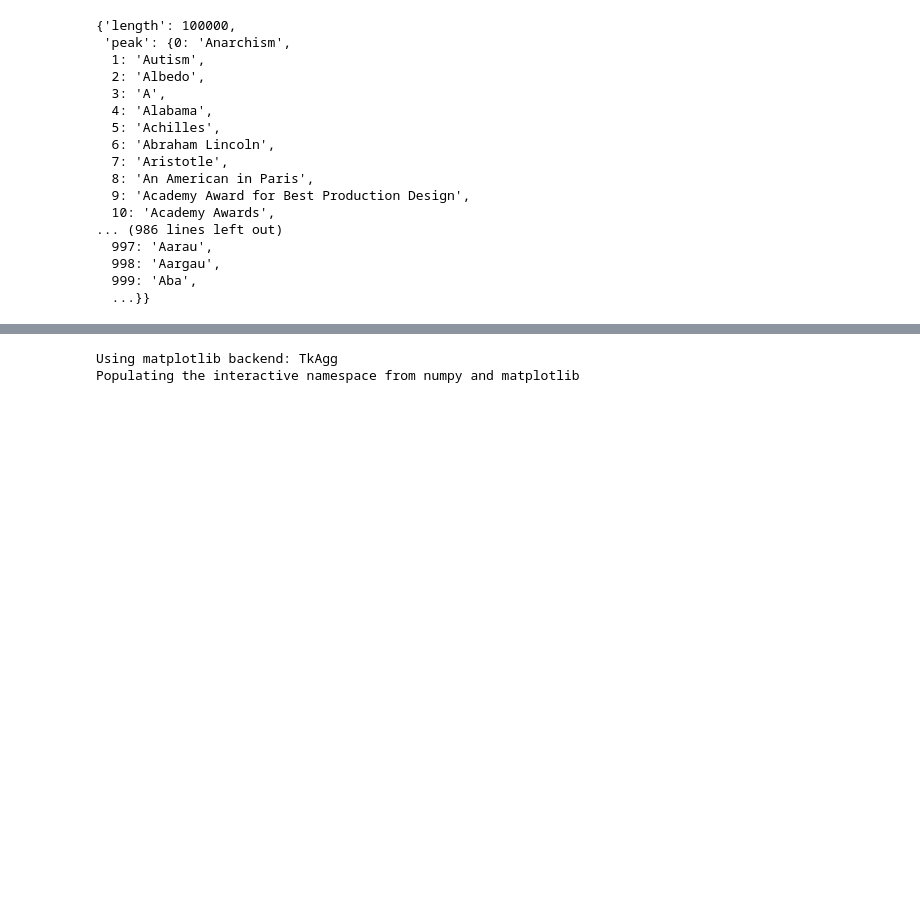
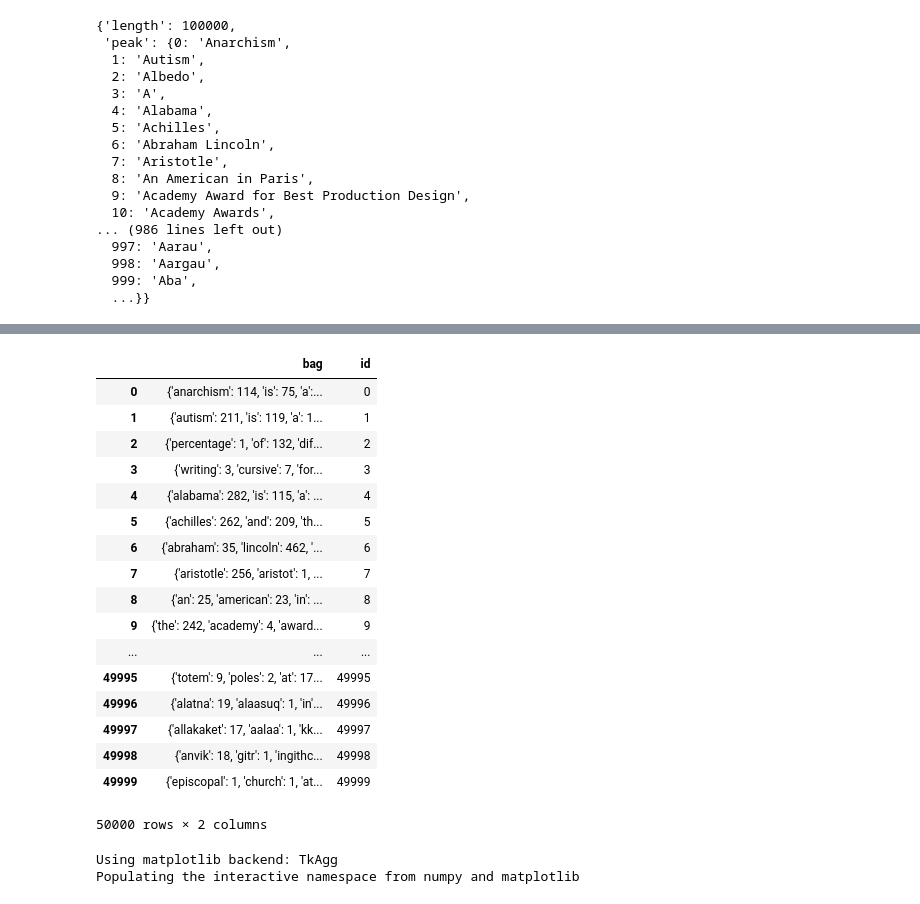
Before and after one commit to mamerisawesome/wikiextract, a Jupyter notebook: notebooks/Read Wikipedia Kaggle SQLite.ipynb, the cells around one changed output, grey strips where cells are left out. Cells and saved outputs as stored; diff of their text form; code cells hidden in the pictures; blank space fills up the shorter version.

```diff
--- a/notebooks/Read Wikipedia Kaggle SQLite.ipynb
+++ b/notebooks/Read Wikipedia Kaggle SQLite.ipynb
@@ -91,0 +133,15 @@ df[['CONTENT']][:3]
+# %%
+bag_data = []
+vocab = {}
+for idx, row in clean_df.iterrows():
+    bag = {}
+    for word in row["CONTENT"]:
+        if word in bag: bag[word] += 1
+        else: bag[word] = 1
+        if word in vocab: vocab[word] += 1
+        else: vocab[word] = 1
+
+    bag_data += [{
+        "id": row["ARTICLE_ID"],
+        "bag": bag
+    }]
@@ -91,0 +168,23 @@ df[['CONTENT']][:3]
+# %%
+bag_df = pd.DataFrame(bag_data)
+# %%
+bag_df
+# %% [output]
+|  | bag | id |
+| 0 | {'anarchism': 114, 'is': 75, 'a':... | 0 |
+| 1 | {'autism': 211, 'is': 119, 'a': 1... | 1 |
+| 2 | {'percentage': 1, 'of': 132, 'dif... | 2 |
+| 3 | {'writing': 3, 'cursive': 7, 'for... | 3 |
+| 4 | {'alabama': 282, 'is': 115, 'a': ... | 4 |
+| 5 | {'achilles': 262, 'and': 209, 'th... | 5 |
+| 6 | {'abraham': 35, 'lincoln': 462, '... | 6 |
+| 7 | {'aristotle': 256, 'aristot': 1, ... | 7 |
+| 8 | {'an': 25, 'american': 23, 'in': ... | 8 |
+| 9 | {'the': 242, 'academy': 4, 'award... | 9 |
+| ... | ... | ... |
+| 49995 | {'totem': 9, 'poles': 2, 'at': 17... | 49995 |
+| 49996 | {'alatna': 19, 'alaasuq': 1, 'in'... | 49996 |
+| 49997 | {'allakaket': 17, 'aalaa': 1, 'kk... | 49997 |
+| 49998 | {'anvik': 18, 'gitr': 1, 'ingithc... | 49998 |
+| 49999 | {'episcopal': 1, 'church': 1, 'at... | 49999 |
+50000 rows × 2 columns
```
Also changed, not shown: parts of 11 cells of this notebook, 1 other file.
